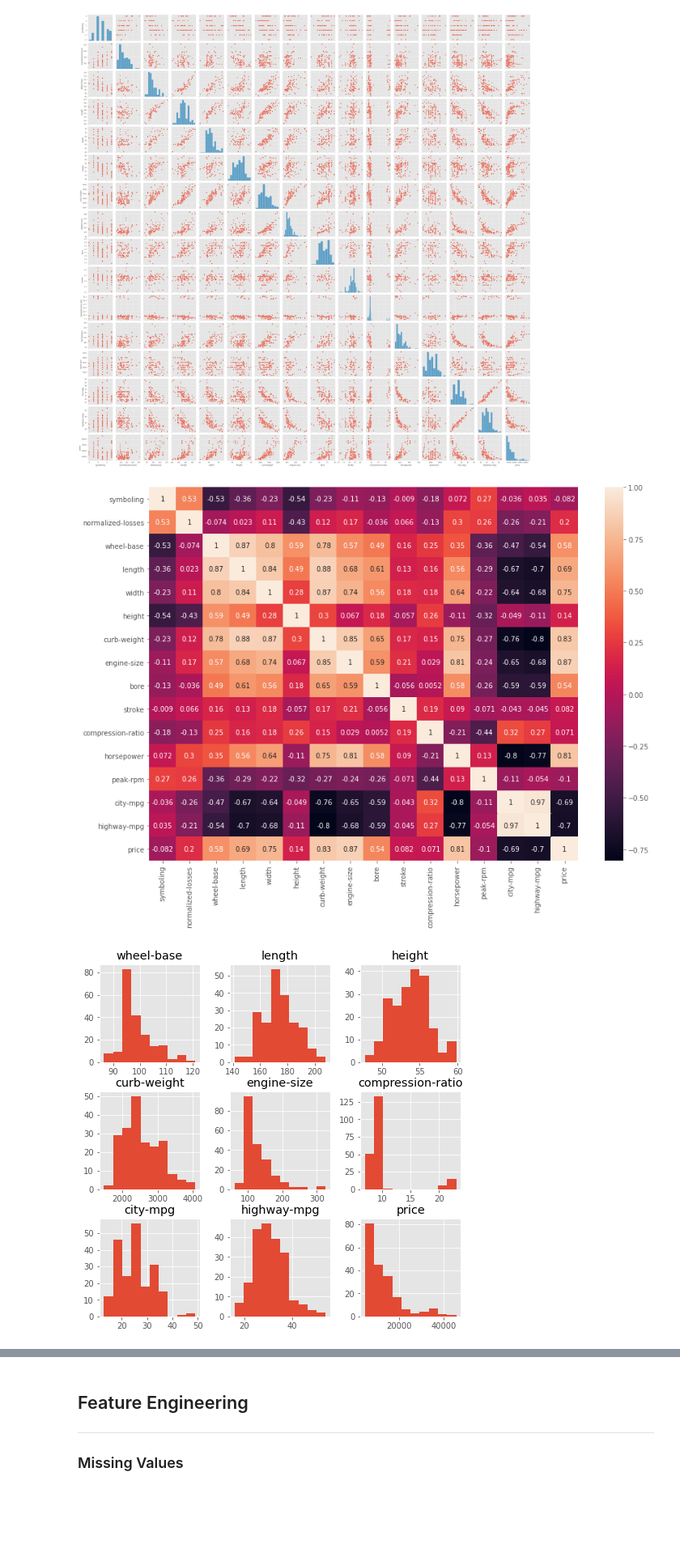
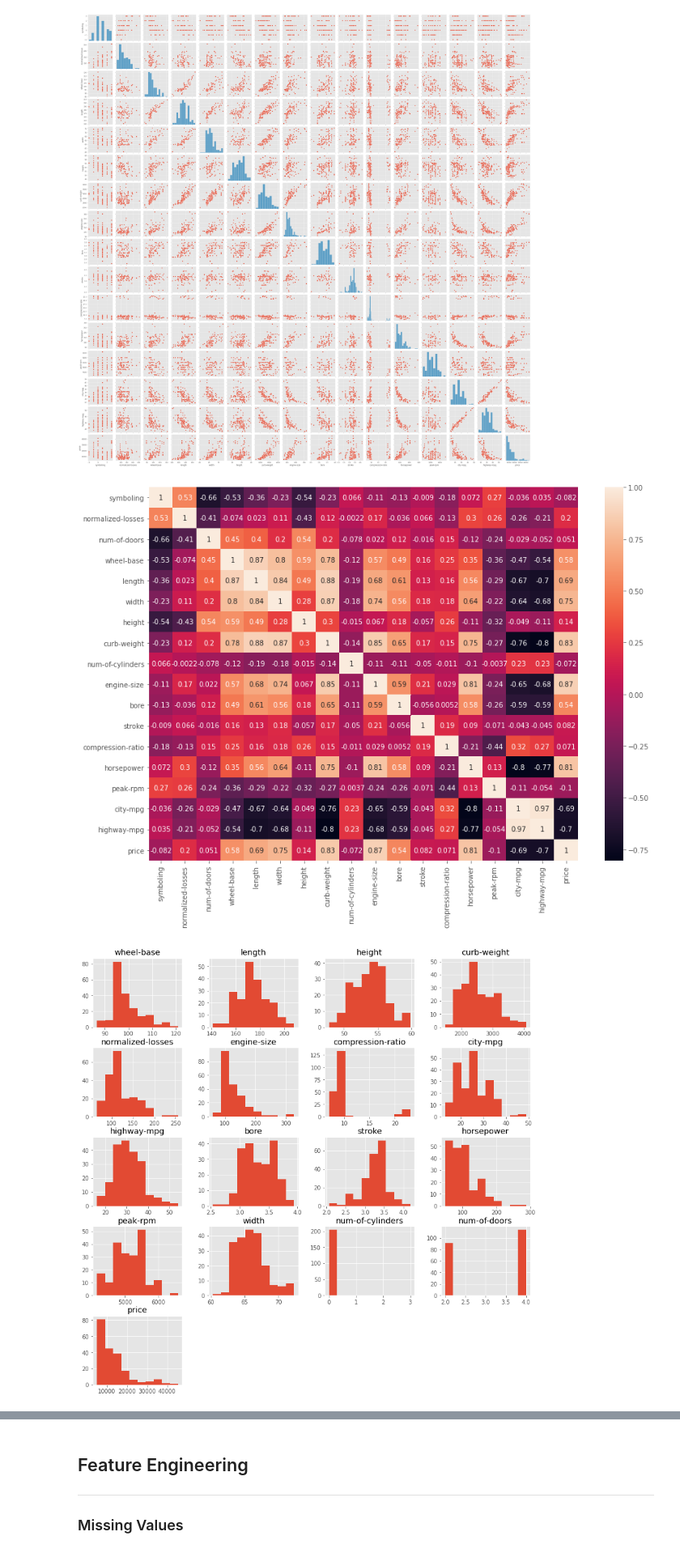
Before and after one commit to meregodz/Machine-Learning-Projects, a Jupyter notebook: Automobile.ipynb, the cells around one changed output, grey strips where cells are left out. Shown at 81% size. Saved outputs shown, nothing was run; the diff lists cells and outputs as text; code cells hidden in the pictures; blank space fills up the shorter version.

```diff
--- a/Automobile.ipynb
+++ b/Automobile.ipynb
@@ -29,21 +29,26 @@ data.head(10)
 sns.pairplot(data);
 # %% [output]
 [figure]
+# %%
+data['num-of-doors'] = data['num-of-doors'].apply(lambda x: 4 if x == 'four' else 2)
+data['num-of-cylinders'] = data['num-of-cylinders'].apply(lambda x: 4 if x == 'four' else x).apply(lambda x: 12 if x == 'twelve' else x).apply(
+    lambda x: 2 if x == 'two' else x).apply(lambda x: 6 if x == 'six' else x).apply(
+    lambda x: 5 if x == 'five' else x).apply(lambda x: 8 if x == 'eight' else x).apply(lambda x: 3 if x == 'three' else 0)
 # %%
 plt.figure(figsize=(14,10))
 sns.heatmap(data.corr(), annot=True);
 # %% [output]
-[figure, old version]
+[figure, new version]
 # %%
 target = ['price']
 numeric = ['wheel-base','length','height','curb-weight','normalized-losses',
            'engine-size','compression-ratio','city-mpg','highway-mpg',
-          'bore','stroke','horsepower','peak-rpm','width']
+          'bore','stroke','horsepower','peak-rpm','width','num-of-cylinders','num-of-doors']
 categorical = [x for x in data.columns if x not in target+numeric]
 # %%
-data[numeric+target].hist(figsize=(8,8));
+data[numeric+target].hist(figsize=(14,14));
 # %% [output]
-[figure, old version]
+[figure, new version]
 # %%
 plt.figure(figsize=(7,7))
 sns.boxplot(y=data['price']);
```
Also changed, not shown: parts of 19 cells of this notebook.
